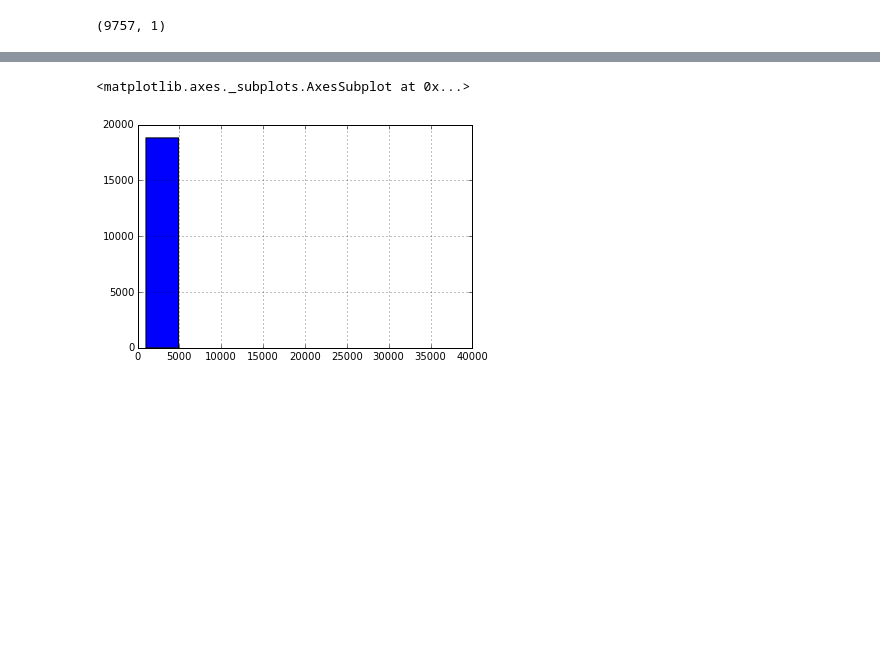
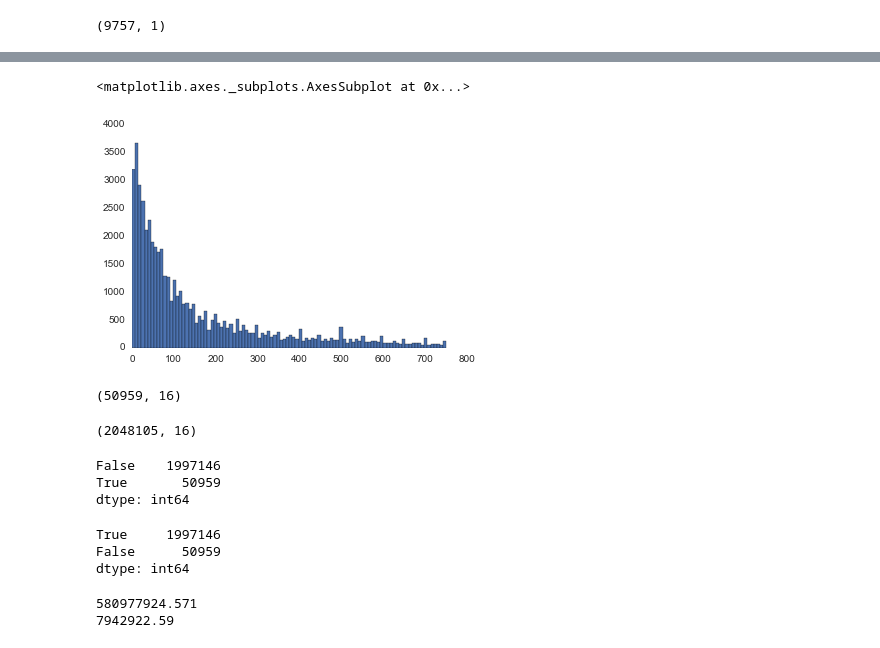
Before and after one commit to rcompton/black-market-recommender-systems, a Jupyter notebook: bmrs/postprocessing/money_stats.ipynb, the cells around one changed output, grey strips where cells are left out. Cells and saved outputs as stored; diff of their text form; code cells hidden in the pictures; blank space fills up the shorter version.

Commit message:
price parse fix, need to reparse evolution

```diff
--- a/bmrs/postprocessing/money_stats.ipynb
+++ b/bmrs/postprocessing/money_stats.ipynb
@@ -137,7 +185,9 @@ dfm[dfm['converted_btc'] < dfm['converted_btc'].quantile(.95)]['converted_btc'].
 # %%
-dfm[dfm['converted_btc'] < dfm['converted_btc'].quantile(.95)].
+dfm[dfm['price_usd_final'] < dfm['price_usd_final'].quantile(.95)]['price_usd_final'].hist(bins=100)
+# %% [output]
+<matplotlib.axes._subplots.AxesSubplot at 0x...>
+[figure, added]
 # %%
-dfm[dfm['price_usd_final'] < dfm['price_usd_final'].quantile(.95)]['price_usd_final'].hist()
+dfm[dfm['price_usd_final'] < dfm['price_usd_final'].quantile(.95)].shape #['price_usd_final'].hist(bins=100)
 # %% [output]
-<matplotlib.axes._subplots.AxesSubplot at 0x...>
+(50959, 16)
-[figure, removed]
@@ -145,0 +194,31 @@ dfm[dfm['price_usd_final'] < dfm['price_usd_final'].quantile(.95)]['price_usd_fi
+# %%
+#select non-outlier prices (ie toss out the top 5% most expensive items)
+dfm2 = dfm[dfm['price_usd_final'].notnull()]
+dfm2 = dfm2[dfm2['price_usd_final'] < dfm2['price_usd_final'].quantile(0.95)]
+dfm3 = dfm[dfm['converted_btc'].notnull()]
+dfm3 = dfm3[dfm3['converted_btc'] < dfm3['converted_btc'].quantile(0.95)]
+dfm_final = pd.concat((dfm2,dfm3))
+dfm_final.shape
+# %% [output]
+(2048105, 16)
+# %%
+dfm_final['price_usd_final'].notnull().value_counts()
+# %% [output]
+False    1997146
+True       50959
+dtype: int64
+# %%
+dfm_final['converted_btc'].notnull().value_counts()
+# %% [output]
+True     1997146
+False      50959
+dtype: int64
+# %%
+#total price of goods offered in btc
+print(dfm_final['converted_btc'].sum())
+
+#total price of goods offered in usd
+print(dfm_final['price_usd_final'].sum())
+# %% [output]
+580977924.571
+7942922.59
```
Also changed, not shown: parts of 20 cells of this notebook, 1 other file.
